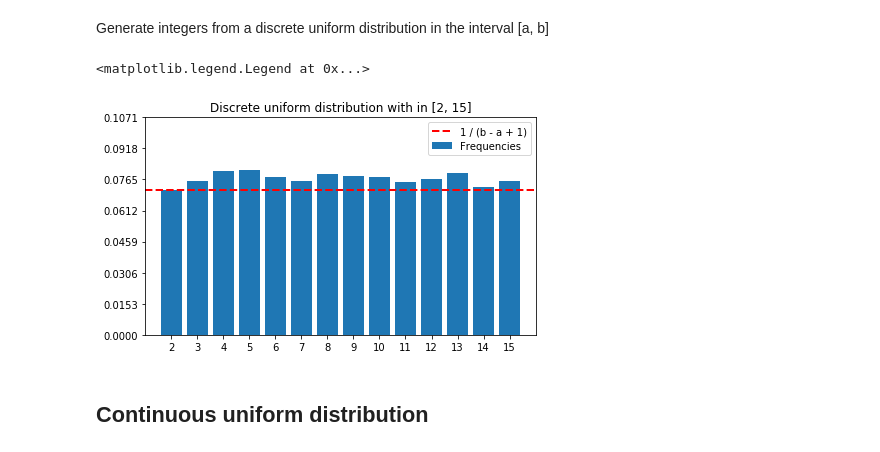
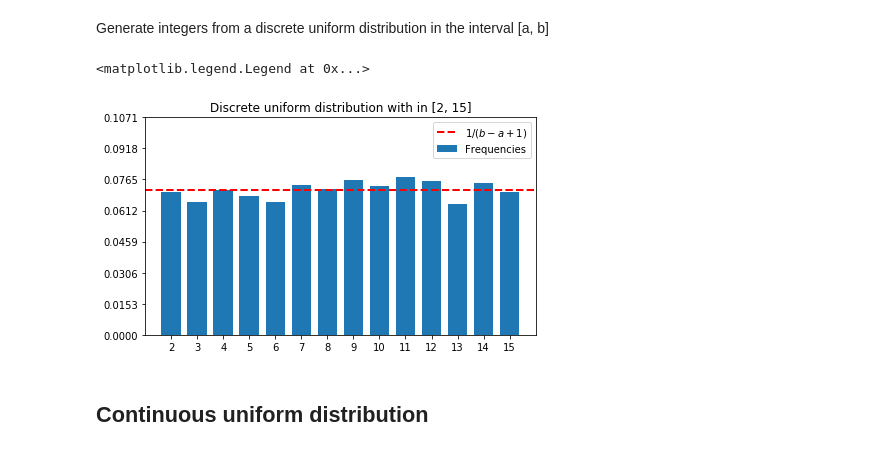
Before and after one commit to Vykstorm/pystatistics, a Jupyter notebook: distributions.ipynb, the cells around one changed output. Saved outputs shown, nothing was run; the diff lists cells and outputs as text; code cells hidden in the pictures.

```diff
--- a/distributions.ipynb
+++ b/distributions.ipynb
@@ -42,23 +44,24 @@ plt.title('Normal distribution with mean mu={} & sigma={}'.format(mu, sigma));
 Generate integers from a discrete uniform distribution in the interval [a, b]
 # %%
 a, b = 2, 15
-samples = np.random.randint(a, b+1, size=10000)
+samples = np.random.randint(a, b+1, size=5000)
 n = b - a + 1
-x = np.arange(a, b+1)
 # %%
 plt.figure(figsize=(7, 4))
-plt.bar(x, height=np.histogram(samples, bins=n, density=True)[0])
+
+plt.hist(samples, bins=np.arange(a, b+2)-0.5, density=True,
+         rwidth=0.75, align='mid')
 plt.hlines([1 / n], linestyles='--', linewidth=2, colors='red', xmin=a-1, xmax=b+1)
 
-plt.xticks(x);
+plt.xticks(np.arange(a, b+1));
 plt.yticks(np.linspace(0, 1.5 / n, 8));
 plt.xlim((a-1, b+1))
 
 plt.title('Discrete uniform distribution with in [{}, {}]'.format(a, b));
-plt.legend(['1 / (b - a + 1)', 'Frequencies'])
+plt.legend(['$1 / (b - a + 1)$', 'Frequencies'])
 # %% [output]
 <matplotlib.legend.Legend at 0x...>
-[figure, old version]
+[figure, new version]
 # %% [markdown]
 ## Continuous uniform distribution
 # %% [markdown]
```
Also changed, not shown: parts of 13 cells of this notebook.
